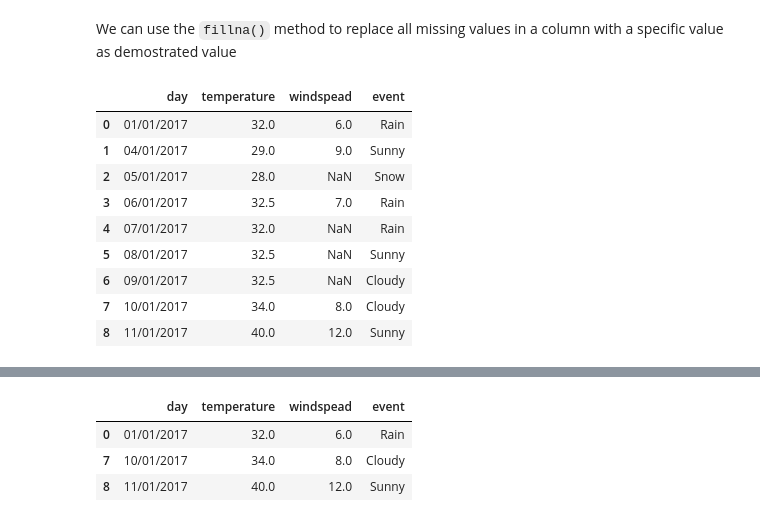
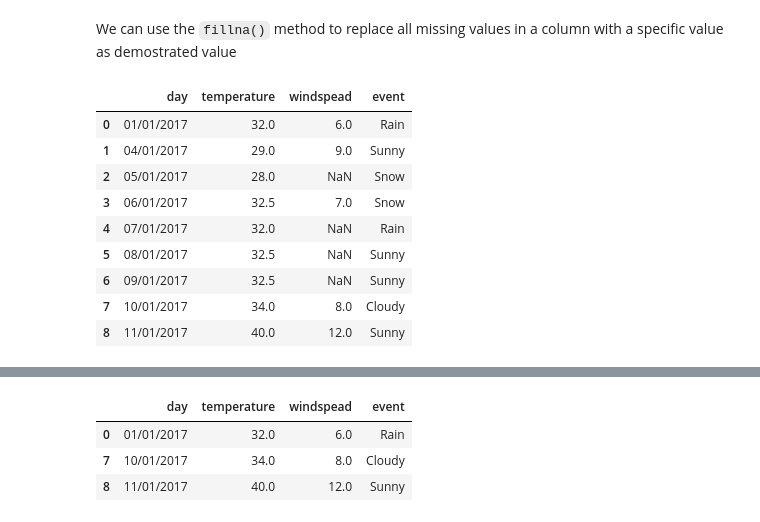
Before and after one commit to dataidea/dataidea-ugandafootball, a Jupyter notebook: nbs/Python Data Analysis/Week2 Cleaning Intro/21_weather_data.ipynb, the cells around one changed output, grey strips where cells are left out. Cells and saved outputs as stored; diff of their text form; code cells hidden in the pictures.

```diff
--- a/nbs/Python Data Analysis/Week2 Cleaning Intro/21_weather_data.ipynb
+++ b/nbs/Python Data Analysis/Week2 Cleaning Intro/21_weather_data.ipynb
@@ -150,0 +147,4 @@ weather_data2
+# %%
+# fill with the previous valid value
+weather_data['event'] = weather_data.event.ffill()
+weather_data
@@ -152,8 +188,8 @@ weather_data2
 We can modify (or fill) a specific value in the dataframe by using the `loc[]` method. This picks the value by its row (index) and column names. Assigning it a new value modifies it in the dataframe as illustrated below
 # %%
 # modify a specific value in the dataframe
-weather_data2.loc[1, 'temperature'] = 29
-weather_data2
+weather_data.loc[1, 'temperature'] = 29
+weather_data
 # %% [output]
 |  | day | temperature | windspead | event |
 | 0 | 01/01/2017 | 32.0 | 6.0 | Rain |
@@ -169,18 +207,18 @@ weather_data2
 We can use the `fillna()` method to replace all missing values in a column with a specific value as demostrated value
 # %%
 # replace missing values in temperature column with mean
-weather_data2['temperature'] = weather_data2.temperature.fillna(
-    value=weather_data2.temperature.mean()
+weather_data['temperature'] = weather_data.temperature.fillna(
+    value=weather_data.temperature.mean()
 )
-weather_data2
+weather_data
 # %% [output]
 |  | day | temperature | windspead | event |
 | 0 | 01/01/2017 | 32.0 | 6.0 | Rain |
 | 1 | 04/01/2017 | 29.0 | 9.0 | Sunny |
 | 2 | 05/01/2017 | 28.0 | NaN | Snow |
-| 3 | 06/01/2017 | 32.5 | 7.0 | Rain |
+| 3 | 06/01/2017 | 32.5 | 7.0 | Snow |
 | 4 | 07/01/2017 | 32.0 | NaN | Rain |
 | 5 | 08/01/2017 | 32.5 | NaN | Sunny |
-| 6 | 09/01/2017 | 32.5 | NaN | Cloudy |
+| 6 | 09/01/2017 | 32.5 | NaN | Sunny |
 | 7 | 10/01/2017 | 34.0 | 8.0 | Cloudy |
 | 8 | 11/01/2017 | 40.0 | 12.0 | Sunny |
```
Also changed, not shown: parts of 32 cells of this notebook, 1 other file.
